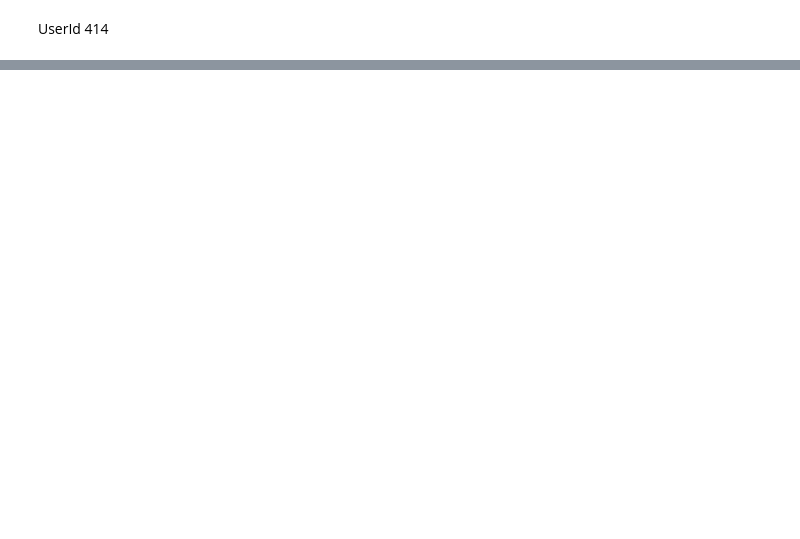
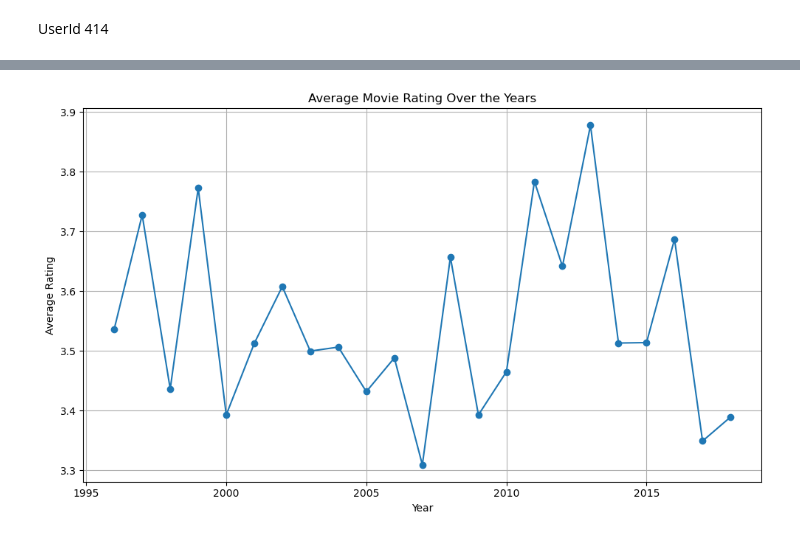
Before and after one commit to liciemw/Recommendation-system, a Jupyter notebook: index.ipynb, the cells around one changed output, grey strips where cells are left out. Saved outputs shown, nothing was run; the diff lists cells and outputs as text; code cells hidden in the pictures; blank space fills up the shorter version.

```diff
--- a/index.ipynb
+++ b/index.ipynb
@@ -351,6 +345,7 @@ plt.show()
 # %% [markdown]
 UserId 414
 # %%
-result["timesatmp"] = pd.to_datetime(result["timestamp"])
+#Convert timestamp to datetime format with correct unit (seconds since the epoch)
+result['timesatmp'] = pd.to_datetime(result['timestamp'], unit='s')
 result["timesatmp"]
 # %% [output]
@@ -368 +363,19 @@ result["timesatmp"]
 Name: timesatmp, Length: 100823, dtype: datetime64[ns]
+# %%
+#Extract the year from the datetime column
+result['year'] = result['timesatmp'].dt.year
+
+#Aggregate ratings by year
+ratings_by_year = result.groupby('year')['rating'].mean()
+
+#Plot the time series
+plt.figure(figsize=(10, 6))
+ratings_by_year.plot(marker='o', linestyle='-')
+plt.xlabel('Year')
+plt.ylabel('Average Rating')
+plt.title('Average Movie Rating Over the Years')
+plt.grid(True)
+plt.tight_layout()
+plt.show()
+# %% [output]
+[figure, added]
```
Also changed, not shown: parts of 63 cells of this notebook, 2 other files.
